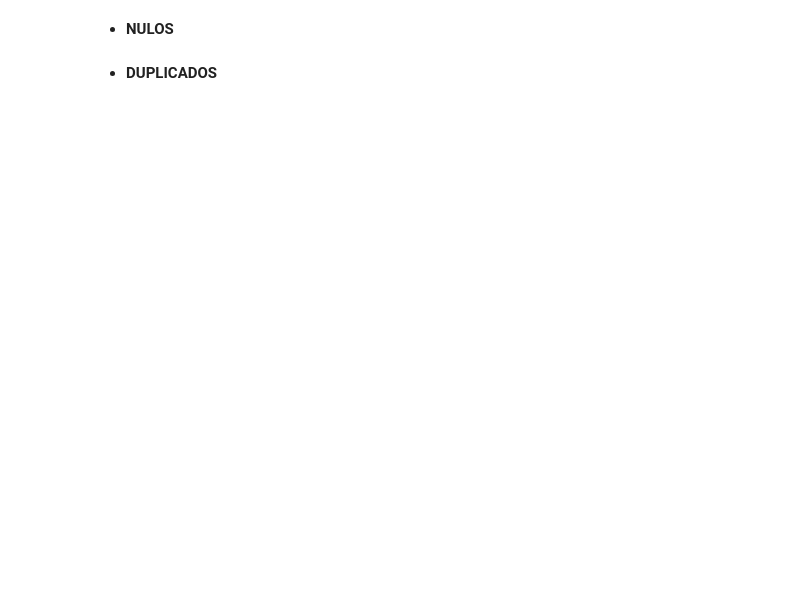
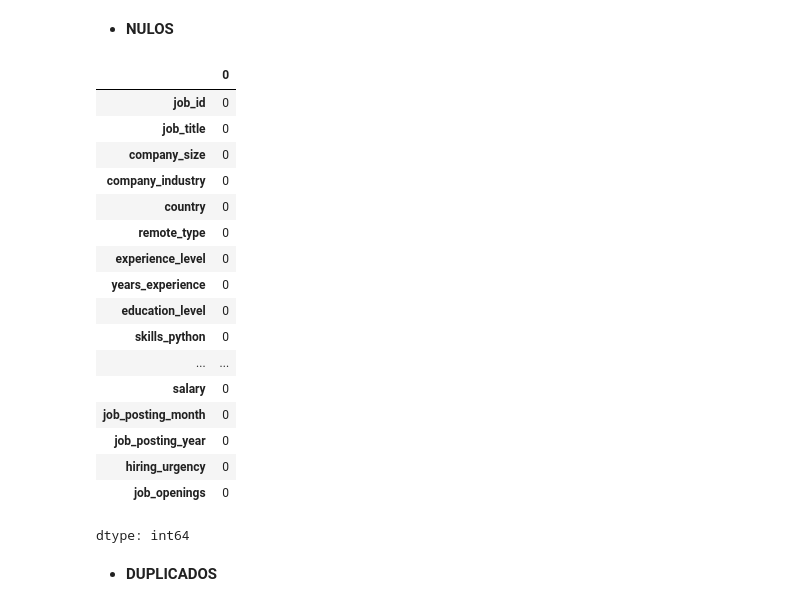
Before and after one commit to carolinaabertinat/CURSOHERRAMIENTASCAROLINABERTINAT, a Jupyter notebook: TP_FINAL_CAROLINA_BERTINAT.ipynb, the cells around one changed output. Cells and saved outputs as stored; diff of their text form; code cells hidden in the pictures; blank space fills up the shorter version.

```diff
--- a/TP_FINAL_CAROLINA_BERTINAT.ipynb
+++ b/TP_FINAL_CAROLINA_BERTINAT.ipynb
@@ -69,7 +85,26 @@ NameError: name 'df' is not defined
 # %% [markdown]
 - **NULOS**
 # %%
-df.isnull().sum()
+df.isnull().sum(0)
+# %% [output]
+|  | 0 |
+| job_id | 0 |
+| job_title | 0 |
+| company_size | 0 |
+| company_industry | 0 |
+| country | 0 |
+| remote_type | 0 |
+| experience_level | 0 |
+| years_experience | 0 |
+| education_level | 0 |
+| skills_python | 0 |
+| ... | ... |
+| salary | 0 |
+| job_posting_month | 0 |
+| job_posting_year | 0 |
+| hiring_urgency | 0 |
+| job_openings | 0 |
+dtype: int64
 # %% [markdown]
 - **DUPLICADOS**
 # %%
```
Also changed, not shown: parts of 5 cells of this notebook.
